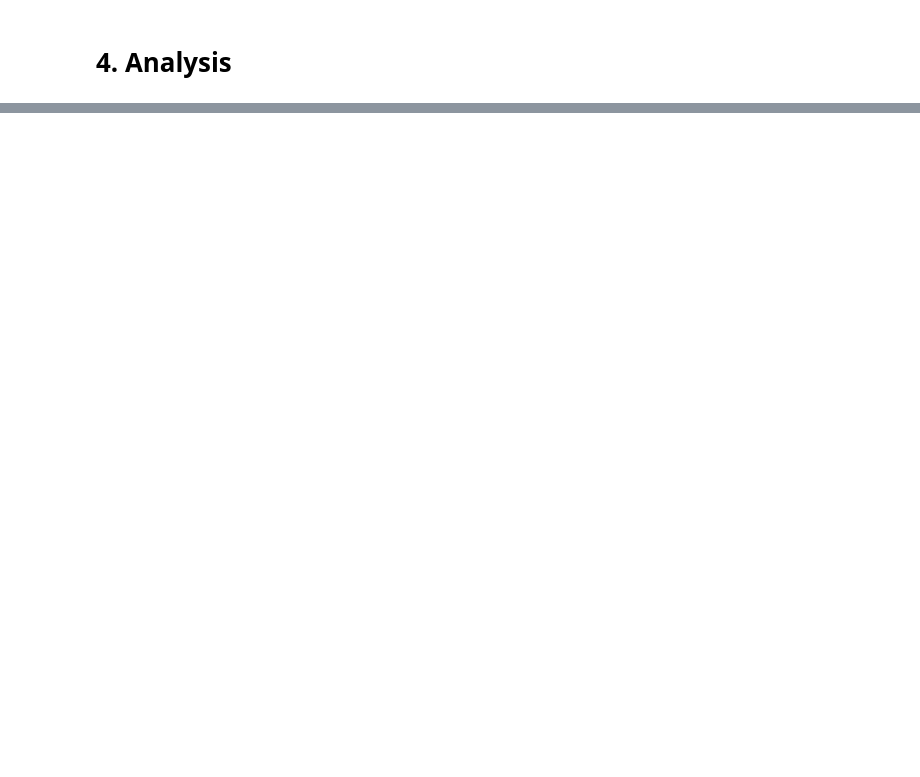
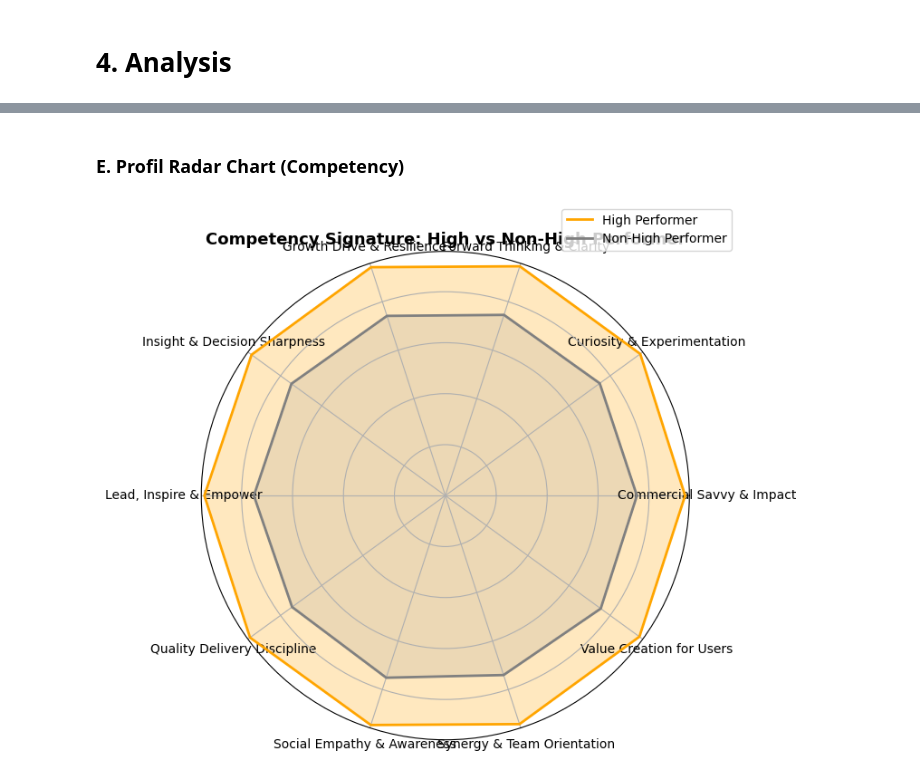
Before and after one commit to nnovallll/hr-case-aulia-afriza, a Jupyter notebook: notebooks/analysis.ipynb, the cells around one changed output, grey strips where cells are left out. Drawn from its saved outputs; the diff is of its cells as text; code cells hidden in the pictures; blank space fills up the shorter version.

```diff
--- a/notebooks/analysis.ipynb
+++ b/notebooks/analysis.ipynb
@@ -237,0 +324,9 @@ df_papi = pd.read_sql(papi, engine)
+# %%
+# Step D – Gabungkan semua summary data ke df_main
+df_master = (
+    df_main
+    .merge(df_max_perf, on='employee_id', how='left')
+    .merge(df_competency_pivot, on='employee_id', how='left')
+    .merge(df_papi_pivot, on='employee_id', how='left')
+    .merge(df_strength_top3, on='employee_id', how='left')
+)
@@ -2979,0 +603,29 @@ sns.boxplot(data=df_analysis, x='is_high_performer', y='gtq')
+# %% [markdown]
+### E. Profil Radar Chart (Competency)
+# %%
+import numpy as np
+
+# Data untuk radar chart
+mean_high = df_master[df_master['is_high_perf']==True][competency_cols].mean()
+mean_low = df_master[df_master['is_high_perf']==False][competency_cols].mean()
+
+labels = competency_cols
+angles = np.linspace(0, 2*np.pi, len(labels), endpoint=False).tolist()
+angles += angles[:1]
+
+# Setup plot
+fig, ax = plt.subplots(figsize=(7,7), subplot_kw=dict(polar=True))
+ax.plot(angles, mean_high.tolist() + [mean_high.iloc[0]], label='High Performer', color='orange', linewidth=2)
+ax.fill(angles, mean_high.tolist() + [mean_high.iloc[0]], alpha=0.25, color='orange')
+
+ax.plot(angles, mean_low.tolist() + [mean_low.iloc[0]], label='Non-High Performer', color='gray', linewidth=2)
+ax.fill(angles, mean_low.tolist() + [mean_low.iloc[0]], alpha=0.15, color='gray')
+
+ax.set_xticks(angles[:-1])
+ax.set_xticklabels(labels, fontsize=10)
+ax.set_yticklabels([])
+ax.set_title("Competency Signature: High vs Non-High Performer", size=13, weight='bold')
+ax.legend(loc='upper right', bbox_to_anchor=(1.1, 1.1))
+plt.show()
+# %% [output]
+[figure, added]
```
Also changed, not shown: parts of 252 cells of this notebook.
